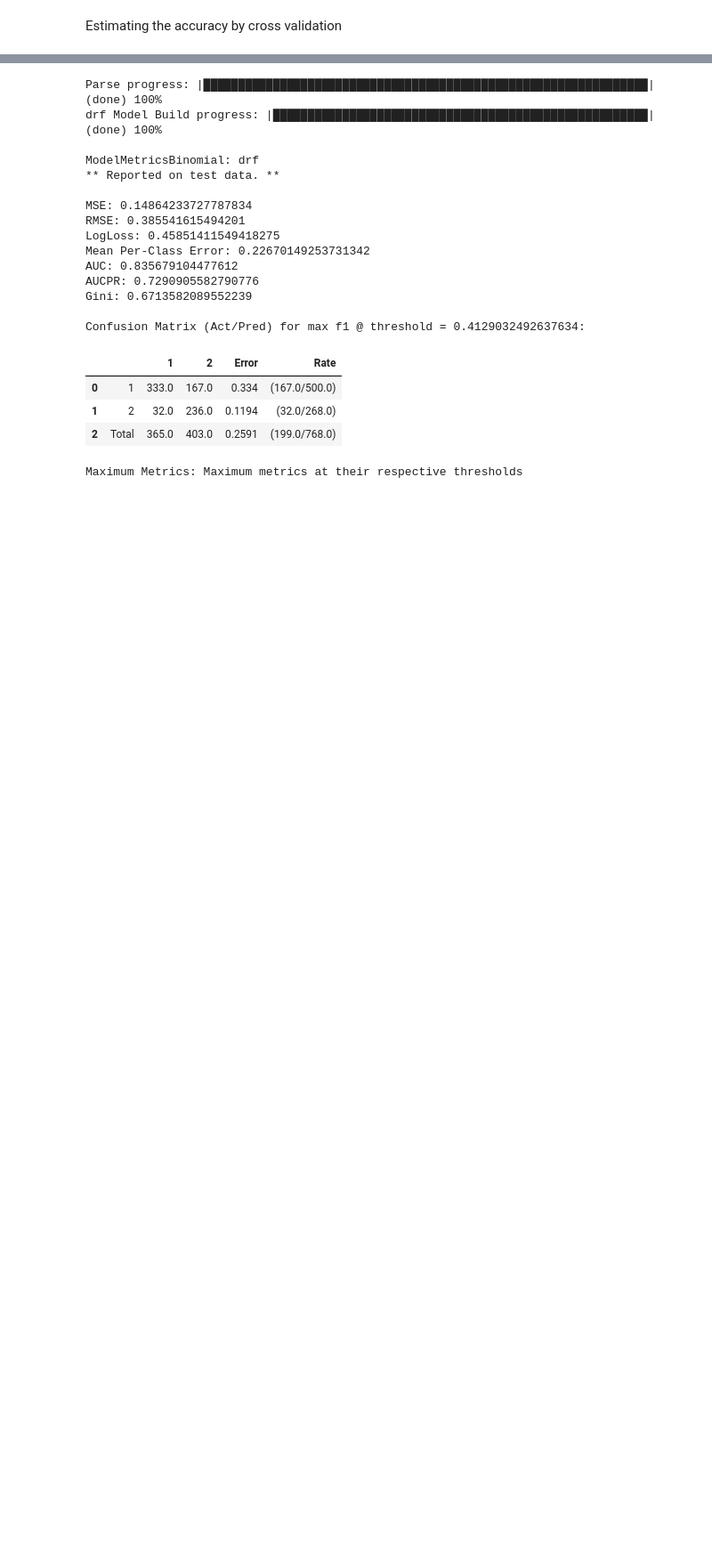
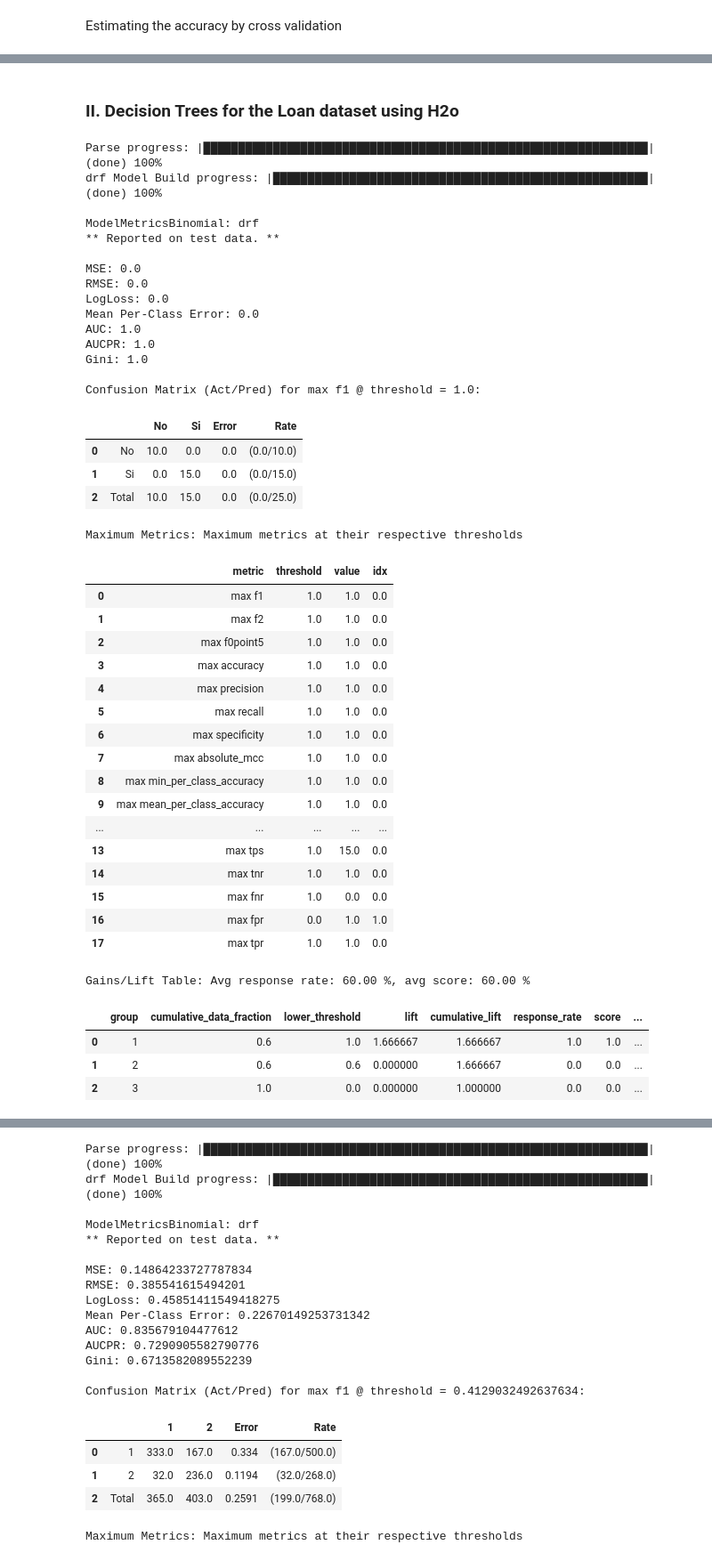
Before and after one commit to eacunafer/Data-Mining-Machine-Learning-subgraduado-, a Jupyter notebook: notebooks/trees22021.ipynb, the cells around one changed output, grey strips where cells are left out. Shown at 89% size. Drawn from its saved outputs; the diff is of its cells as text; code cells hidden in the pictures; blank space fills up the shorter version.

```diff
--- a/notebooks/trees22021.ipynb
+++ b/notebooks/trees22021.ipynb
@@ -203,3 +203,57 @@ graph4= graphviz.Source(dot_data)
 graph4
 # %% [output]
 [drawing not drawn]
+# %% [markdown]
+### II.  Decision Trees for the Loan dataset using H2o
+# %%
+#A-Usando la codificacion OneHot para la variable Status Marital Esta es la que recomineda scikit-learn
+df = h2o.import_file("https://academic.uprm.edu/eacuna/datosarbol.csv")
+myx=['Sexo','Familia','CasPropia','AnosEmpleo','Sueldo','StatustMarital']
+df['Prestamo']=df["Prestamo"].asfactor()
+myy="Prestamo"
+model=H2ORandomForestEstimator(ntrees=1,sample_rate=1.0)
+model.train(myx, myy, training_frame = df)
+model.model_performance(df)
+# %% [output]
+Parse progress: |████████████████████████████████████████████████████████████████| (done) 100%
+drf Model Build progress: |██████████████████████████████████████████████████████| (done) 100%
+
+ModelMetricsBinomial: drf
+** Reported on test data. **
+
+MSE: 0.0
+RMSE: 0.0
+LogLoss: 0.0
+Mean Per-Class Error: 0.0
+AUC: 1.0
+AUCPR: 1.0
+Gini: 1.0
+
+Confusion Matrix (Act/Pred) for max f1 @ threshold = 1.0:
+|  |  | No | Si | Error | Rate |
+| 0 | No | 10.0 | 0.0 | 0.0 | (0.0/10.0) |
+| 1 | Si | 0.0 | 15.0 | 0.0 | (0.0/15.0) |
+| 2 | Total | 10.0 | 15.0 | 0.0 | (0.0/25.0) |
+Maximum Metrics: Maximum metrics at their respective thresholds
+|  | metric | threshold | value | idx |
+| 0 | max f1 | 1.0 | 1.0 | 0.0 |
+| 1 | max f2 | 1.0 | 1.0 | 0.0 |
+| 2 | max f0point5 | 1.0 | 1.0 | 0.0 |
+| 3 | max accuracy | 1.0 | 1.0 | 0.0 |
+| 4 | max precision | 1.0 | 1.0 | 0.0 |
+| 5 | max recall | 1.0 | 1.0 | 0.0 |
+| 6 | max specificity | 1.0 | 1.0 | 0.0 |
+| 7 | max absolute_mcc | 1.0 | 1.0 | 0.0 |
+| 8 | max min_per_class_accuracy | 1.0 | 1.0 | 0.0 |
+| 9 | max mean_per_class_accuracy | 1.0 | 1.0 | 0.0 |
+| ... | ... | ... | ... | ... |
+| 13 | max tps | 1.0 | 15.0 | 0.0 |
+| 14 | max tnr | 1.0 | 1.0 | 0.0 |
+| 15 | max fnr | 1.0 | 0.0 | 0.0 |
+| 16 | max fpr | 0.0 | 1.0 | 1.0 |
+| 17 | max tpr | 1.0 | 1.0 | 0.0 |
+Gains/Lift Table: Avg response rate: 60.00 %, avg score: 60.00 %
+|  | group | cumulative_data_fraction | lower_threshold | lift | cumulative_lift | response_rate | score | ... |
+| 0 | 1 | 0.6 | 1.0 | 1.666667 | 1.666667 | 1.0 | 1.0 | ... |
+| 1 | 2 | 0.6 | 0.6 | 0.000000 | 1.666667 | 0.0 | 0.0 | ... |
+| 2 | 3 | 1.0 | 0.0 | 0.000000 | 1.000000 | 0.0 | 0.0 | ... |
```
Also changed, not shown: parts of 11 cells of this notebook.
